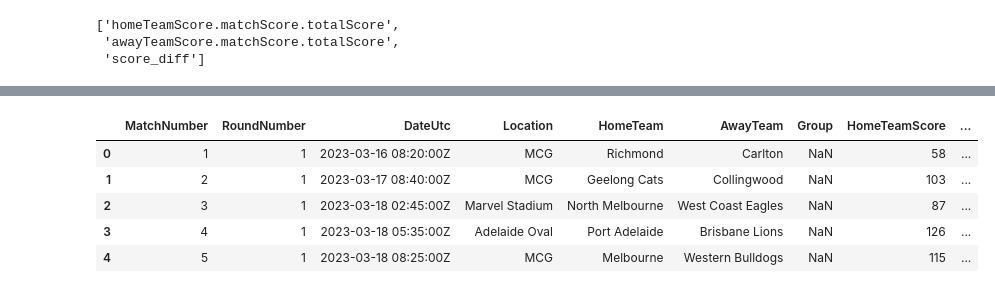
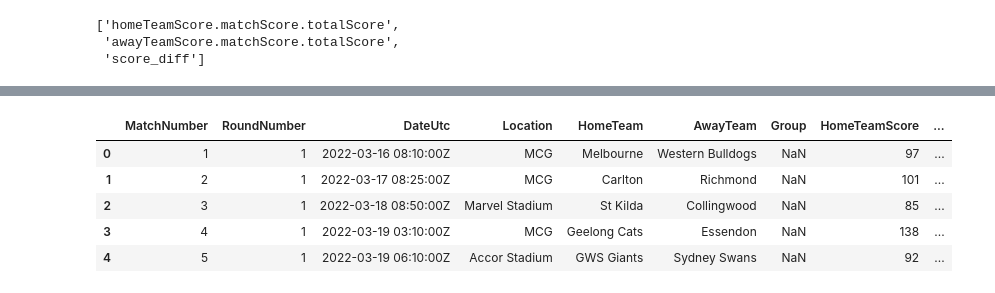
Before and after one commit to whitesgsw/afl_prediction_model, a Jupyter notebook: v2/model.ipynb, the cells around one changed output, grey strips where cells are left out. Cells and saved outputs as stored; diff of their text form; code cells hidden in the pictures.

Commit message:
updated model

```diff
--- a/v2/model.ipynb
+++ b/v2/model.ipynb
@@ -15,7 +15,7 @@ import requests
 ## Version 2 Model
 # %%
 data = pd.read_csv('outputs/model_training_data_v2.csv')
-data_2023 = data[data['round.year']!= 2023]
+data_2023 = data[(data['round.year']!= 2023) & (data['round.year']!= 2022)]
 # %%
 round_matchups = [
     ('Sydney Swans','Melbourne'),
@@ -153,6 +153,8 @@ generate_margin_tear_off(margin_model, round1, data, features)
 fix_data_2024 = json.loads(requests.get('https://fixturedownload.com/feed/json/afl-2024').content)
 
 fix_data_2023 = json.loads(requests.get('https://fixturedownload.com/feed/json/afl-2023').content)
+
+fix_data_2022 = json.loads(requests.get('https://fixturedownload.com/feed/json/afl-2022').content)
 
 fixtures2024 = pd.DataFrame(fix_data_2024)
 games2024 = list(zip(fixtures2024.HomeTeam, fixtures2024.AwayTeam))
@@ -160,9 +162,12 @@ games2024 = list(zip(fixtures2024.HomeTeam, fixtures2024.AwayTeam))
 fixtures2023 = pd.DataFrame(fix_data_2023)
 games2023 = list(zip(fixtures2023.HomeTeam, fixtures2023.AwayTeam))
 
-predicted_season = generate_score_tear_off(home_model, away_model, games2023, data_2023, features)
+fixtures2022 = pd.DataFrame(fix_data_2022)
+games2022 = list(zip(fixtures2022.HomeTeam, fixtures2022.AwayTeam))
 
-fixtures2023['predicted_home'] = [round(i[0]) for i in predicted_season]
-fixtures2023['predicted_away'] = [round(i[1]) for i in predicted_season]
+predicted_season = generate_score_tear_off(home_model, away_model, games2022, data_2023, features)
+
+fixtures2022['predicted_home'] = [round(i[0]) for i in predicted_season]
+fixtures2022['predicted_away'] = [round(i[1]) for i in predicted_season]
 # %% [output]
 ------------------------------------------------
@@ -185,39 +310,39 @@ Total Score: 147
 # %%
 pred_winner = []
 winner = []
-for i, row in fixtures2023.iterrows():
+for i, row in fixtures2022.iterrows():
 
     if row[7] > row[8]:
         winner.append(row[4])
     elif row[8] > row[7]:
         winner.append(row[5])
     else:
         winner.append('Draw')
 
 
     if row[9] > row[10]:
         pred_winner.append(row[4])
     elif row[10] > row[9]:
         pred_winner.append(row[5])
     else:
         pred_winner.append('Draw')
 
-fixtures2023['predicted_winner'] = pred_winner
-fixtures2023['winner'] = winner
-fixtures2023['predicted_margin'] = fixtures2023['predicted_home'] - fixtures2023['predicted_away']
-fixtures2023['actual_margin'] = fixtures2023['HomeTeamScore'] - fixtures2023['AwayTeamScore']
-fixtures2023['correct'] = [1 if row[11]==row[12] else 0 for i,row in fixtures2023.iterrows()]
-fixtures2023['bet'] = ["1-39" if abs(row[13]) < 40 else "40+" for i,row in fixtures2023.iterrows()]
+fixtures2022['predicted_winner'] = pred_winner
+fixtures2022['winner'] = winner
+fixtures2022['predicted_margin'] = fixtures2022['predicted_home'] - fixtures2022['predicted_away']
+fixtures2022['actual_margin'] = fixtures2022['HomeTeamScore'] - fixtures2022['AwayTeamScore']
+fixtures2022['correct'] = [1 if row[11]==row[12] else 0 for i,row in fixtures2022.iterrows()]
+# fixtures2022['bet'] = ["1-39" if abs(row[13]) < 40 else "40+" for i,row in fixtures2022.iterrows()]
 
 
-fixtures2023.to_csv('outputs/predictions_and_results_2023.csv', index=False)
+fixtures2022.to_csv('outputs/predictions_and_results_2022.csv', index=False)
 
-backtest_data = pd.read_csv('outputs/predictions_and_results_2023.csv')
+backtest_data = pd.read_csv('outputs/predictions_and_results_2022.csv')
 backtest_data.head()
 # %% [output]
 |  | MatchNumber | RoundNumber | DateUtc | Location | HomeTeam | AwayTeam | Group | HomeTeamScore | ... |
-| 0 | 1 | 1 | 2023-03-16 08:20:00Z | MCG | Richmond | Carlton | NaN | 58 | ... |
-| 1 | 2 | 1 | 2023-03-17 08:40:00Z | MCG | Geelong Cats | Collingwood | NaN | 103 | ... |
-| 2 | 3 | 1 | 2023-03-18 02:45:00Z | Marvel Stadium | North Melbourne | West Coast Eagles | NaN | 87 | ... |
-| 3 | 4 | 1 | 2023-03-18 05:35:00Z | Adelaide Oval | Port Adelaide | Brisbane Lions | NaN | 126 | ... |
-| 4 | 5 | 1 | 2023-03-18 08:25:00Z | MCG | Melbourne | Western Bulldogs | NaN | 115 | ... |
+| 0 | 1 | 1 | 2022-03-16 08:10:00Z | MCG | Melbourne | Western Bulldogs | NaN | 97 | ... |
+| 1 | 2 | 1 | 2022-03-17 08:25:00Z | MCG | Carlton | Richmond | NaN | 101 | ... |
+| 2 | 3 | 1 | 2022-03-18 08:50:00Z | Marvel Stadium | St Kilda | Collingwood | NaN | 85 | ... |
+| 3 | 4 | 1 | 2022-03-19 03:10:00Z | MCG | Geelong Cats | Essendon | NaN | 138 | ... |
+| 4 | 5 | 1 | 2022-03-19 06:10:00Z | Accor Stadium | GWS Giants | Sydney Swans | NaN | 92 | ... |
```
Also changed, not shown: parts of 7 cells of this notebook, 30 other files.
